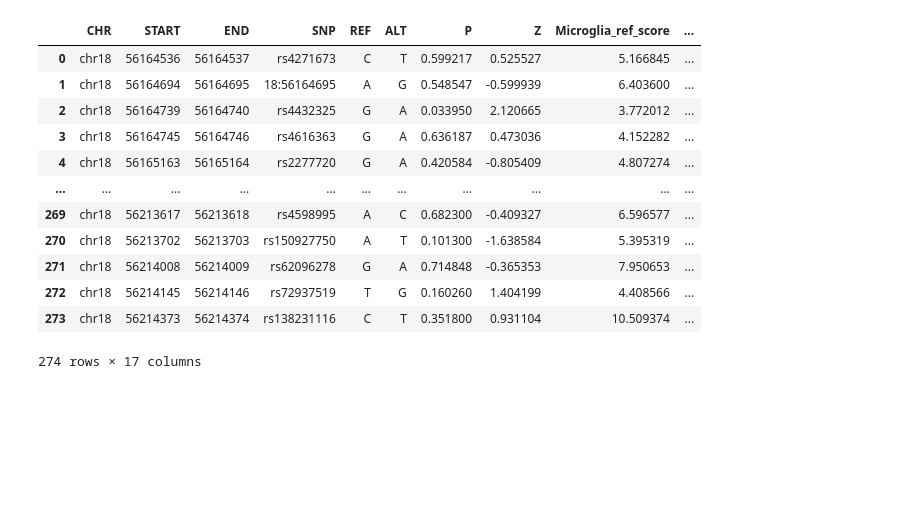
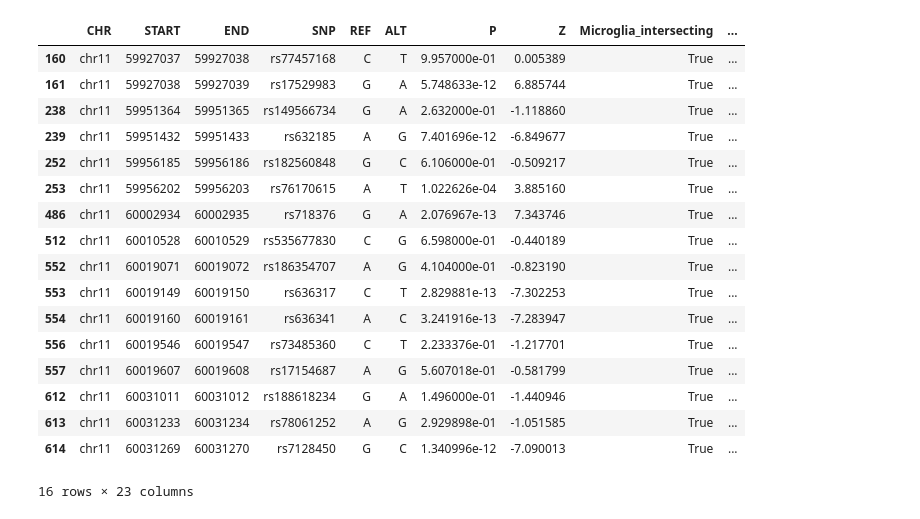
Before and after one commit to pfenninglab/ad_variants, a Jupyter notebook: score_different_regions_and_plot.ipynb, the cells around one changed output. Cells and saved outputs as stored; diff of their text form; code cells hidden in the pictures; blank space fills up the shorter version.

```diff
--- a/score_different_regions_and_plot.ipynb
+++ b/score_different_regions_and_plot.ipynb
@@ -96,28 +95,10 @@ for key in cell_type_beds:
                                                               region_bed,
                                                               u=True
                                                              )
-# %%
-for key in bulk_models_list:
-    model = bulk_models_list[key]
-    ref_score = model.predict(ref_X)
-    alt_score = model.predict(alt_X)
-    effect_score = ref_score - alt_score
-    snp_info[key+"_ref_score"] = ref_score
-    snp_info[key+"_alt_score"] = alt_score
-    snp_info[key+"_effect_score"] = effect_score
-# %%
-snp_info
-# %% [output]
-|  | CHR | START | END | SNP | REF | ALT | P | Z | Microglia_ref_score | ... |
-| 0 | chr18 | 56164536 | 56164537 | rs4271673 | C | T | 0.599217 | 0.525527 | 5.166845 | ... |
-| 1 | chr18 | 56164694 | 56164695 | 18:56164695 | A | G | 0.548547 | -0.599939 | 6.403600 | ... |
-| 2 | chr18 | 56164739 | 56164740 | rs4432325 | G | A | 0.033950 | 2.120665 | 3.772012 | ... |
-| 3 | chr18 | 56164745 | 56164746 | rs4616363 | G | A | 0.636187 | 0.473036 | 4.152282 | ... |
-| 4 | chr18 | 56165163 | 56165164 | rs2277720 | G | A | 0.420584 | -0.805409 | 4.807274 | ... |
-| ... | ... | ... | ... | ... | ... | ... | ... | ... | ... | ... |
-| 269 | chr18 | 56213617 | 56213618 | rs4598995 | A | C | 0.682300 | -0.409327 | 6.596577 | ... |
-| 270 | chr18 | 56213702 | 56213703 | rs150927750 | A | T | 0.101300 | -1.638584 | 5.395319 | ... |
-| 271 | chr18 | 56214008 | 56214009 | rs62096278 | G | A | 0.714848 | -0.365353 | 7.950653 | ... |
-| 272 | chr18 | 56214145 | 56214146 | rs72937519 | T | G | 0.160260 | 1.404199 | 4.408566 | ... |
-| 273 | chr18 | 56214373 | 56214374 | rs138231116 | C | T | 0.351800 | 0.931104 | 10.509374 | ... |
-274 rows × 17 columns
+# %%
+snpsIntersectingPeaks = {}
+for key in cell_type_beds:
+    snpsIntersectingPeaks[key] = pybedtools.bedtool.BedTool.intersect(snp_info_bed,
+                                                                      cell_type_beds[key],
+                                                                      c=True
+                                                                     )
@@ -124 +119,22 @@ snp_info
+# %%
+snp_info.loc[snp_info["Microglia_intersecting"]==True]
+# %% [output]
+|  | CHR | START | END | SNP | REF | ALT | P | Z | Microglia_intersecting | ... |
+| 160 | chr11 | 59927037 | 59927038 | rs77457168 | C | T | 9.957000e-01 | 0.005389 | True | ... |
+| 161 | chr11 | 59927038 | 59927039 | rs17529983 | G | A | 5.748633e-12 | 6.885744 | True | ... |
+| 238 | chr11 | 59951364 | 59951365 | rs149566734 | G | A | 2.632000e-01 | -1.118860 | True | ... |
+| 239 | chr11 | 59951432 | 59951433 | rs632185 | A | G | 7.401696e-12 | -6.849677 | True | ... |
+| 252 | chr11 | 59956185 | 59956186 | rs182560848 | G | C | 6.106000e-01 | -0.509217 | True | ... |
+| 253 | chr11 | 59956202 | 59956203 | rs76170615 | A | T | 1.022626e-04 | 3.885160 | True | ... |
+| 486 | chr11 | 60002934 | 60002935 | rs718376 | G | A | 2.076967e-13 | 7.343746 | True | ... |
+| 512 | chr11 | 60010528 | 60010529 | rs535677830 | C | G | 6.598000e-01 | -0.440189 | True | ... |
+| 552 | chr11 | 60019071 | 60019072 | rs186354707 | A | G | 4.104000e-01 | -0.823190 | True | ... |
+| 553 | chr11 | 60019149 | 60019150 | rs636317 | C | T | 2.829881e-13 | -7.302253 | True | ... |
+| 554 | chr11 | 60019160 | 60019161 | rs636341 | A | C | 3.241916e-13 | -7.283947 | True | ... |
+| 556 | chr11 | 60019546 | 60019547 | rs73485360 | C | T | 2.233376e-01 | -1.217701 | True | ... |
+| 557 | chr11 | 60019607 | 60019608 | rs17154687 | A | G | 5.607018e-01 | -0.581799 | True | ... |
+| 612 | chr11 | 60031011 | 60031012 | rs188618234 | G | A | 1.496000e-01 | -1.440946 | True | ... |
+| 613 | chr11 | 60031233 | 60031234 | rs78061252 | A | G | 2.929898e-01 | -1.051585 | True | ... |
+| 614 | chr11 | 60031269 | 60031270 | rs7128450 | G | C | 1.340996e-12 | -7.090013 | True | ... |
+16 rows × 23 columns
 # %%
```
Also changed, not shown: parts of 12 cells of this notebook.
